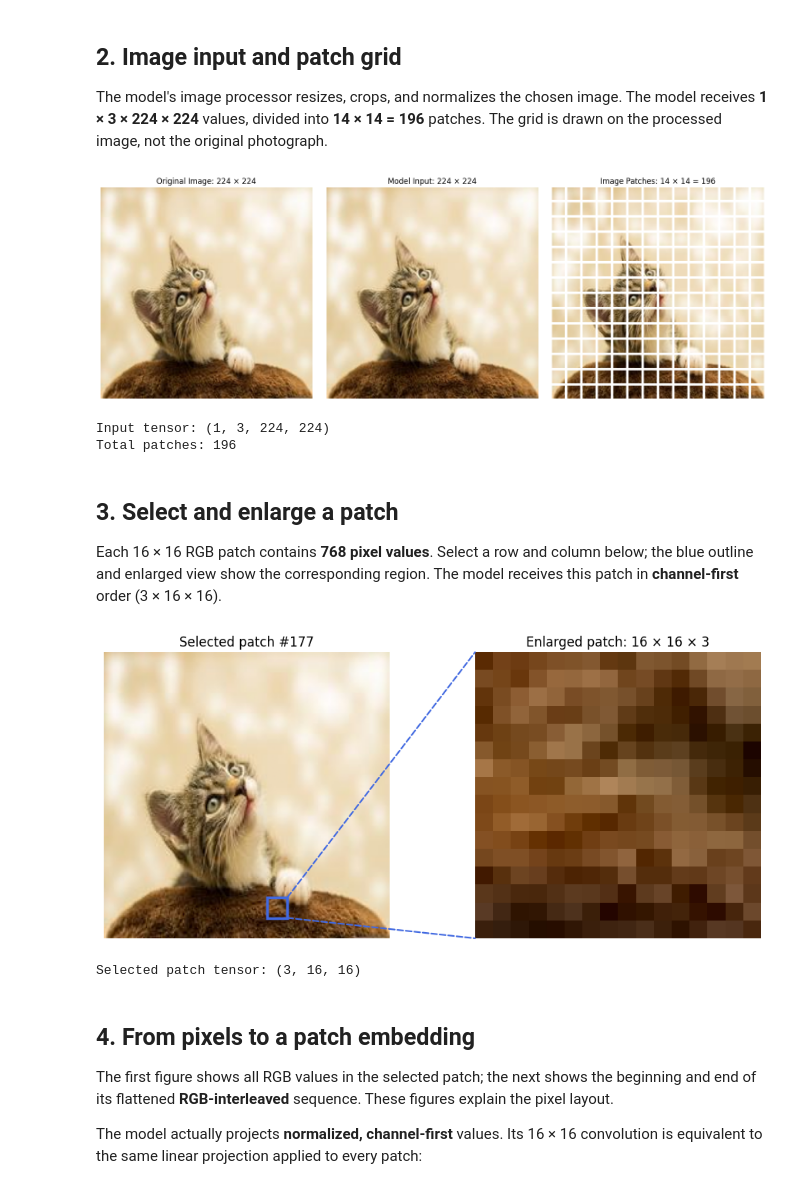
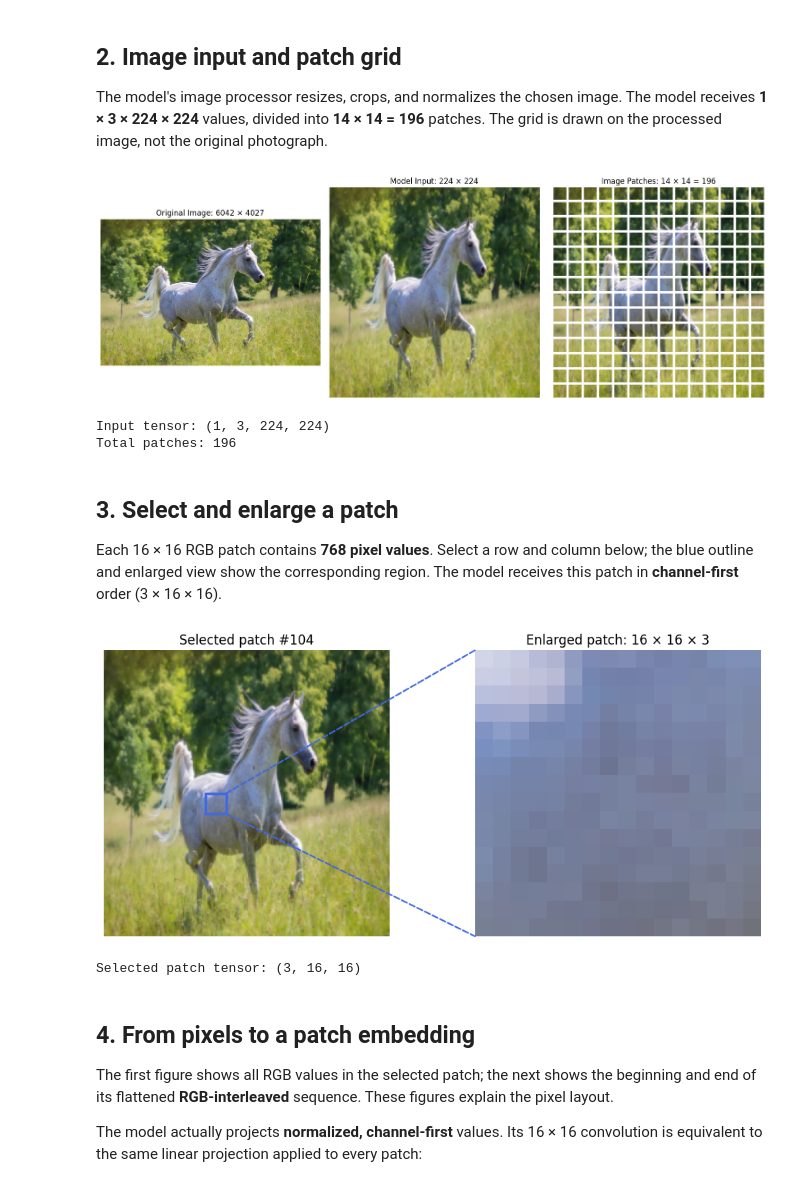
Before and after one commit to aminuyusufmr/ViT-Tutorial, a Jupyter notebook: VIT_Tutorial.ipynb, the cells around one changed output. Saved outputs shown, nothing was run; the diff lists cells and outputs as text; code cells hidden in the pictures.

```diff
--- a/VIT_Tutorial.ipynb
+++ b/VIT_Tutorial.ipynb
@@ -47,7 +47,7 @@ Attention heads: 12, features per head: 64
 The model's image processor resizes, crops, and normalizes the chosen image. The model receives **1 × 3 × 224 × 224** values, divided into **14 × 14 = 196** patches. The grid is drawn on the processed image, not the original photograph.
 # %%
 
-image_path = "images/cat.jpg"
+image_path = "images/horse.jpg"
 image = Image.open(image_path).convert("RGB")
 pixel_values = processor(images=image, return_tensors="pt")["pixel_values"]
 
@@ -89,7 +89,7 @@ plt.show()
 print("Input tensor:", tuple(pixel_values.shape))
 print("Total patches:", rows * cols)
 # %% [output]
-[figure, old version]
+[figure, new version]
 Input tensor: (1, 3, 224, 224)
 Total patches: 196
 # %% [markdown]
@@ -97,29 +97,29 @@ Total patches: 196
 
 Each 16 × 16 RGB patch contains **768 pixel values**. Select a row and column below; the blue outline and enlarged view show the corresponding region. The model receives this patch in **channel-first** order (3 × 16 × 16).
 # %%
-patch_row, patch_col = 12, 8
+patch_row, patch_col = 7, 5
 patch_index = patch_row * cols + patch_col
 x0, y0 = patch_col * patch_size, patch_row * patch_size
 patch = pixel_values[0, :, y0:y0 + patch_size, x0:x0 + patch_size]
 
 fig, axes = plt.subplots(1, 2, figsize=(11, 5))
 fig.subplots_adjust(wspace=0.3)
 axes[0].imshow(processed)
 axes[0].add_patch(Rectangle((x0 - 0.5, y0 - 0.5), patch_size, patch_size,
                             fill=False, edgecolor="royalblue", linewidth=2.5))
 axes[0].set_title(f"Selected patch #{patch_index + 1}")
 axes[1].imshow(processed[y0:y0 + patch_size, x0:x0 + patch_size], interpolation="nearest")
 axes[1].set_title(f"Enlarged patch: {patch_size} × {patch_size} × 3")
 for ax in axes:
     ax.axis("off")
 for ya, yb in [(y0 - 0.5, -0.5), (y0 + patch_size - 0.5, patch_size - 0.5)]:
     fig.add_artist(ConnectionPatch((x0 + patch_size - 0.5, ya), (-0.5, yb),
                                    "data", "data", axesA=axes[0], axesB=axes[1],
                                    color="royalblue", linestyle="--", linewidth=1.5))
 plt.show()
 print("Selected patch tensor:", tuple(patch.shape))
 # %% [output]
-[figure, old version]
+[figure, new version]
 Selected patch tensor: (3, 16, 16)
 # %% [markdown]
 ## 4. From pixels to a patch embedding
```
Also changed, not shown: parts of 8 cells of this notebook.
